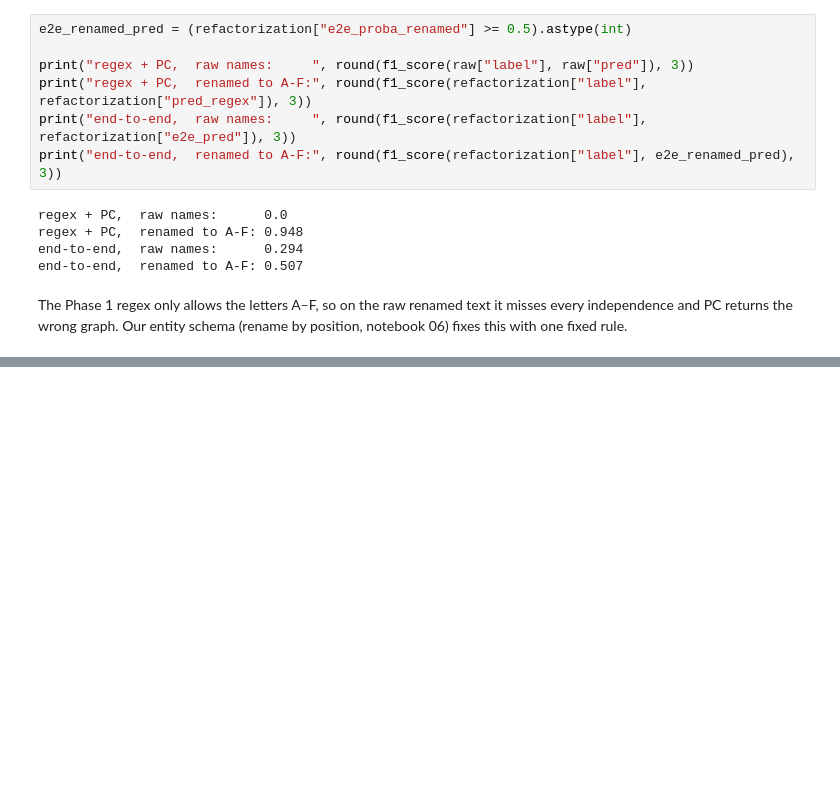
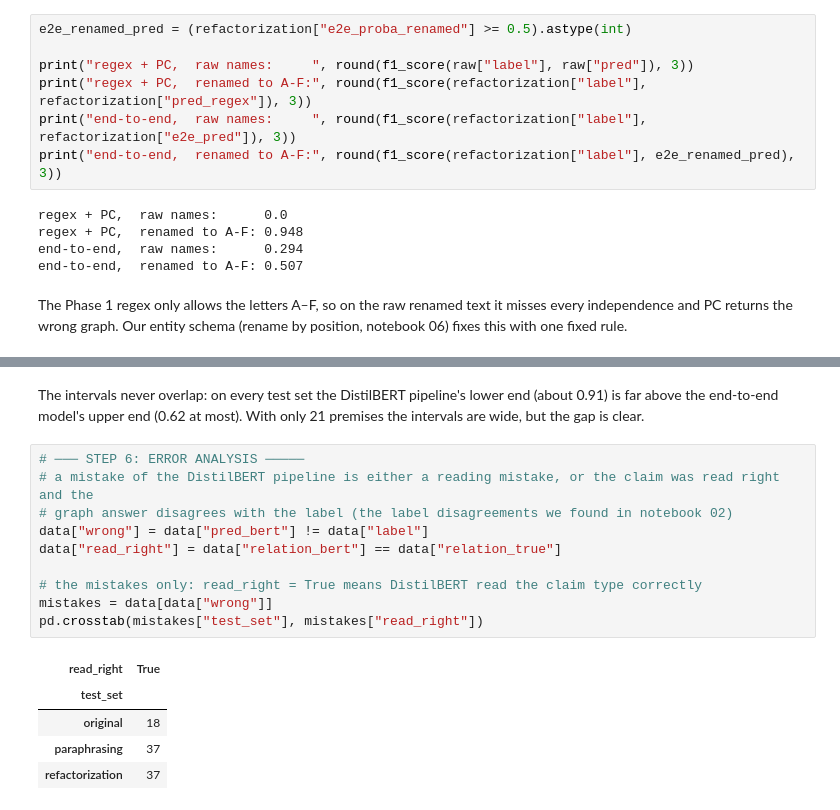
Before and after one commit to Dhanvin1520/Neuro-Symbolic-Causal-Inference-project, a Jupyter notebook: notebooks/09_comparison.ipynb, the cells around one changed output, grey strips where cells are left out. Cells and saved outputs as stored; diff of their text form; blank space fills up the shorter version.

```diff
--- a/notebooks/09_comparison.ipynb
+++ b/notebooks/09_comparison.ipynb
@@ -184,0 +216,19 @@ returns the wrong graph. Our entity schema (rename by position, notebook 06) fix
+# %% [markdown]
+The intervals never overlap: on every test set the DistilBERT pipeline's lower end (about 0.91) is far above the
+end-to-end model's upper end (0.62 at most). With only 21 premises the intervals are wide, but the gap is clear.
+# %%
+# ─── STEP 6: ERROR ANALYSIS ─────
+# a mistake of the DistilBERT pipeline is either a reading mistake, or the claim was read right and the
+# graph answer disagrees with the label (the label disagreements we found in notebook 02)
+data["wrong"] = data["pred_bert"] != data["label"]
+data["read_right"] = data["relation_bert"] == data["relation_true"]
+
+# the mistakes only: read_right = True means DistilBERT read the claim type correctly
+mistakes = data[data["wrong"]]
+pd.crosstab(mistakes["test_set"], mistakes["read_right"])
+# %% [output]
+| read_right | True |
+| test_set |  |
+| original | 18 |
+| paraphrasing | 37 |
+| refactorization | 37 |
```
Also changed, not shown: parts of 6 cells of this notebook.
